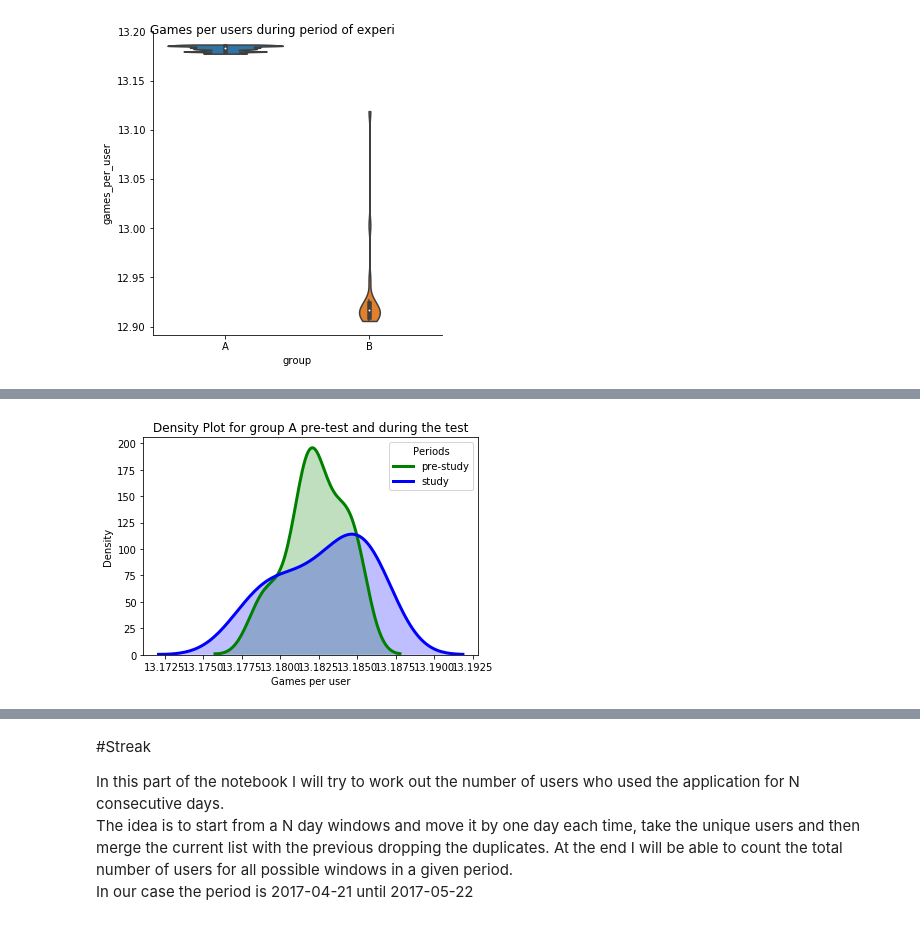
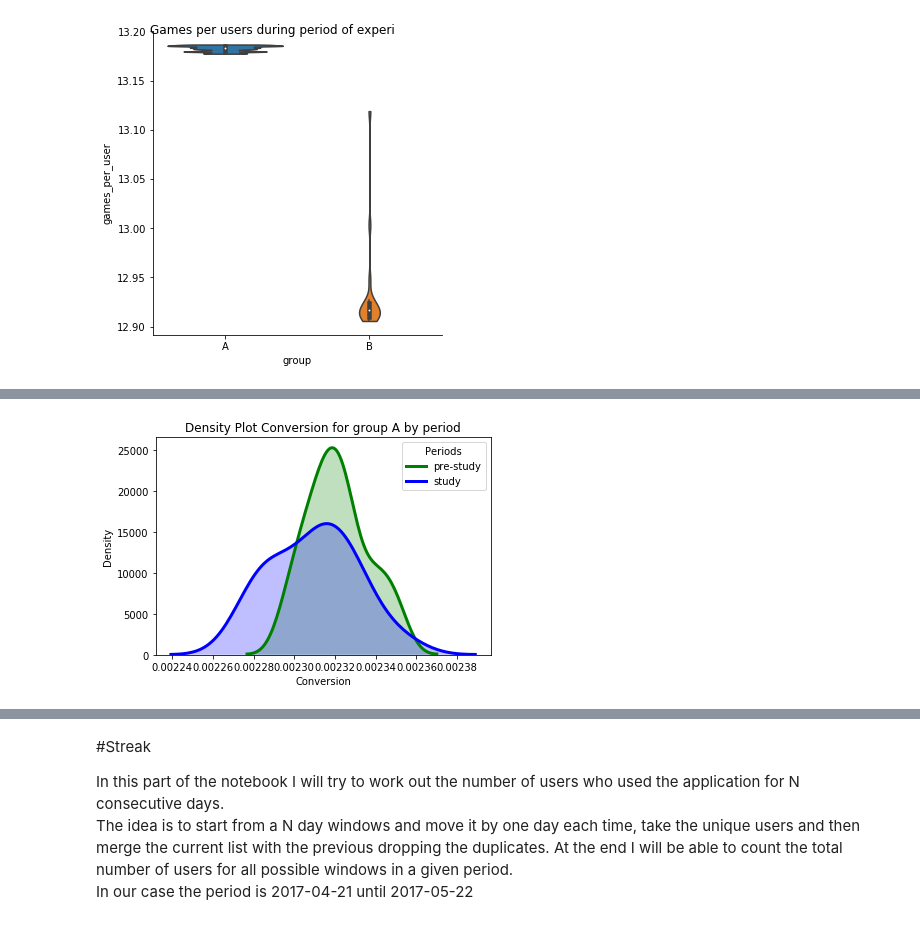
Before and after one commit to ellenne/getAndCleanData, a Jupyter notebook: KingAssignment.ipynb, the cells around one changed output, grey strips where cells are left out. Saved outputs shown, nothing was run; the diff lists cells and outputs as text; code cells hidden in the pictures.

```diff
--- a/KingAssignment.ipynb
+++ b/KingAssignment.ipynb
@@ -117,16 +218,16 @@ files.download("DensityGamesPerUserFullPeriod.png")
 # %%
 groups = ['A', 'B']
 for group in groups:
-  subset = df_exp[df_exp['group'] == group]
+  subset = df_study[df_study['group'] == group]
 
   sns.distplot(subset['games_per_user'], hist = False, kde = True,
                  kde_kws = {'shade': True, 'linewidth': 3},
                  label = group)
 
 plt.legend(prop={'size': 10}, title = 'Groups')
-plt.title('Density of games per user by group period of experiment')
+plt.title('Density Plot of games per users by group period of experiment')
 plt.xlabel('Games per user')
 plt.ylabel('Density')
-pic1_2 = plt.savefig("DensityGamesPerUserExpPeriod.png")
-files.download("DensityGamesPerUserExpPeriod.png")
+pic1_2 = plt.savefig("DensityGamesPerUserStudy.png")
+files.download("DensityGamesPerUserStudy.png")
 # %% [output]
@@ -134,16 +273,16 @@ files.download("DensityGamesPerUserExpPeriod.png")
 # %%
 groups = ['A', 'B']
 for group in groups:
-  subset = query_df[query_df['group'] == group]
+  subset = df_preStudy[df_preStudy['group'] == group]
 
   sns.distplot(subset['conversion'], hist = False, kde = True,
                  kde_kws = {'shade': True, 'linewidth': 3},
                  label = group)
 
 plt.legend(prop={'size': 10}, title = 'Groups')
-plt.title('Density Plot conversion by group entire period')
+plt.title('Density Plot of conversion by group pre Experiment')
 plt.xlabel('Conversion')
 plt.ylabel('Density')
-pic2_1 = plt.savefig("DensityConversionFullPeriod.png")
-files.download("DensityConversionFullPeriod.png")
+pic2_1 = plt.savefig("DensityConversionPreStudy.png")
+files.download("DensityConversionPreStudy.png")
 # %% [output]
@@ -170,0 +290,15 @@ df_B.head()
+# %%
+groups = ['A', 'B']
+for group in groups:
+  subset = df_study[df_study['group'] == group]
+
+  sns.distplot(subset['conversion'], hist = False, kde = True,
+                 kde_kws = {'shade': True, 'linewidth': 3},
+                 label = group)
+
+plt.legend(prop={'size': 10}, title = 'Groups')
+plt.title('Density plot of conversion by group period of study')
+plt.xlabel('Conversion')
+plt.ylabel('Density')
+pic2_2 = plt.savefig("DensityConversionStudy.png")
+files.download("DensityConversionStudy.png")
@@ -171,19 +307,19 @@ df_B.head()
 # %%
 times = ['pre-study', 'study']
 col = ['green', 'blue']
 for time in times:
   subset = df_A[df_A['period'] == time]
 
-  sns.distplot(subset['games_per_user'], hist = False, kde = True,
+  sns.distplot(subset['conversion'], hist = False, kde = True,
                  kde_kws = {'shade': True, 'linewidth': 3},
                  color = col[times.index(time)],
                  label = time)
 
 plt.legend(prop={'size': 10}, title = 'Periods')
-plt.title('Density Plot for group A pre-test and during the test')
-plt.xlabel('Games per user')
+plt.title('Density Plot Conversion for group A by period')
+plt.xlabel('Conversion')
 plt.ylabel('Density')
-pic2_1 = plt.savefig("DensityGroupA_ByPeriod.png")
-files.download("DensityGroupA_ByPeriod.png")
+pic2_3 = plt.savefig("DensityConversionGroupA.png")
+files.download("DensityConversionGroupA.png")
 # %% [output]
-[figure, old version]
+[figure, new version]
```
Also changed, not shown: parts of 39 cells of this notebook.
